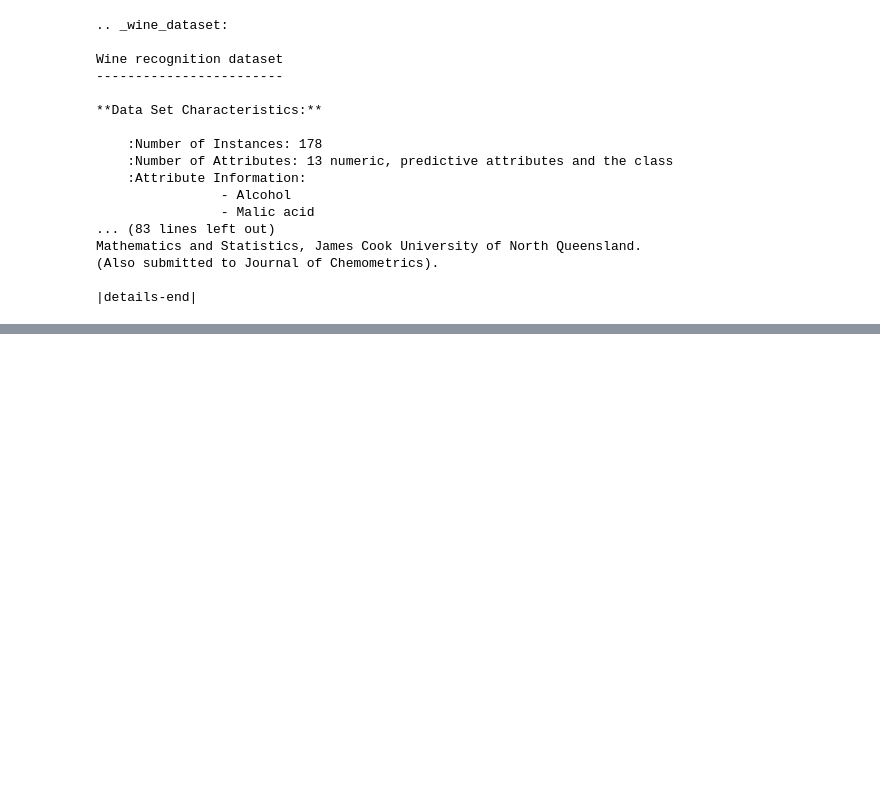
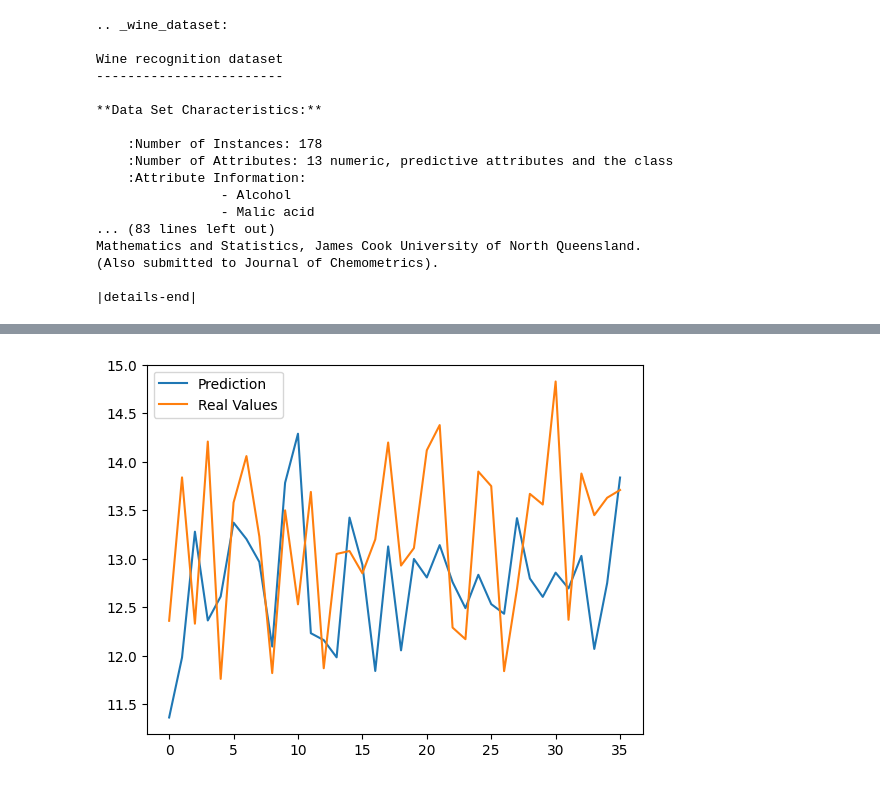
Before and after one commit to Koslowsky1337/Python_NeuralNetworks, a Jupyter notebook: Intro_NN/vine.ipynb, the cells around one changed output, grey strips where cells are left out. Saved outputs shown, nothing was run; the diff lists cells and outputs as text; code cells hidden in the pictures; blank space fills up the shorter version.

```diff
--- a/Intro_NN/vine.ipynb
+++ b/Intro_NN/vine.ipynb
@@ -36,0 +150,20 @@ Mathematics and Statistics, James Cook University of North Queensland.
+# %%
+# Testen des Netzes
+x_test_tensor = torch.tensor(x_test.values, dtype=torch.float)
+
+prediction_items = []
+
+for i in range(len(x_test_tensor)):
+    z2 = x_test_tensor[i]@w1+b1
+    a2 = relu(z2)
+    z3 = a2@w2+b2
+    y_hat = relu(z3)
+    prediction_items.append(y_hat.item())
+
+# Plot Prediction and Real Values
+plt.plot(prediction_items, label="Prediction")
+plt.plot(y_test.values, label="Real Values")
+plt.legend()
+plt.show()
+# %% [output]
+[figure, added]
```
Also changed, not shown: parts of 15 cells of this notebook.
